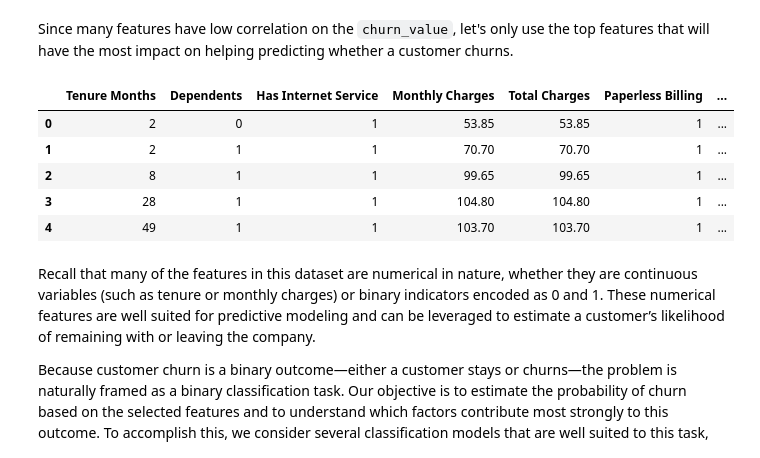
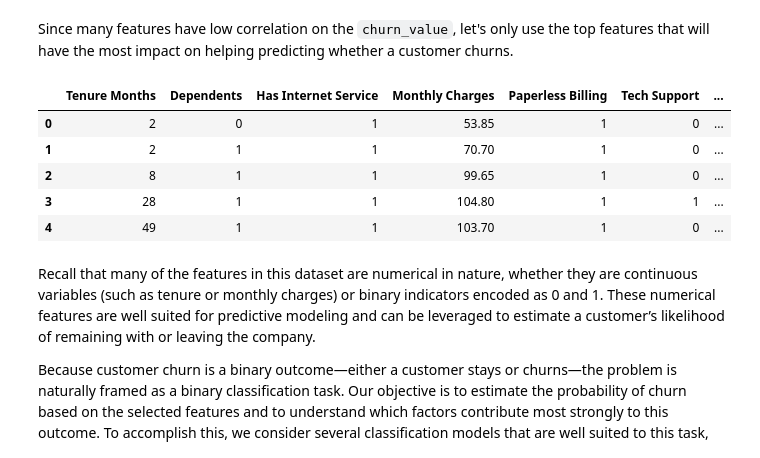
Before and after one commit to glit-hub/customer_churn_analysis, a Jupyter notebook: analysis.ipynb, the cells around one changed output. Cells and saved outputs as stored; diff of their text form; code cells hidden in the pictures.

```diff
--- a/analysis.ipynb
+++ b/analysis.ipynb
@@ -288,16 +311,16 @@ We can see that the features that have the highest correlation with the `churn_v
 # %% [markdown]
 Since many features have low correlation on the `churn_value`, let's only use the top features that will have the most impact on helping predicting whether a customer churns.
 # %%
-X = df[['Tenure Months', 'Dependents', 'Has Internet Service', 'Monthly Charges', 'Total Charges', 'Paperless Billing', 'Tech Support',
+X = df[['Tenure Months', 'Dependents', 'Has Internet Service', 'Monthly Charges', 'Paperless Billing', 'Tech Support',
         'Senior Citizen', 'Partner', 'Online Security', 'CLTV']]
 X.head(5)
 # %% [output]
-|  | Tenure Months | Dependents | Has Internet Service | Monthly Charges | Total Charges | Paperless Billing | ... |
-| 0 | 2 | 0 | 1 | 53.85 | 53.85 | 1 | ... |
-| 1 | 2 | 1 | 1 | 70.70 | 70.70 | 1 | ... |
-| 2 | 8 | 1 | 1 | 99.65 | 99.65 | 1 | ... |
-| 3 | 28 | 1 | 1 | 104.80 | 104.80 | 1 | ... |
-| 4 | 49 | 1 | 1 | 103.70 | 103.70 | 1 | ... |
+|  | Tenure Months | Dependents | Has Internet Service | Monthly Charges | Paperless Billing | Tech Support | ... |
+| 0 | 2 | 0 | 1 | 53.85 | 1 | 0 | ... |
+| 1 | 2 | 1 | 1 | 70.70 | 1 | 0 | ... |
+| 2 | 8 | 1 | 1 | 99.65 | 1 | 0 | ... |
+| 3 | 28 | 1 | 1 | 104.80 | 1 | 1 | ... |
+| 4 | 49 | 1 | 1 | 103.70 | 1 | 0 | ... |
 # %% [markdown]
 Recall that many of the features in this dataset are numerical in nature, whether they are continuous variables (such as tenure or monthly charges) or binary indicators encoded as 0 and 1. These numerical features are well suited for predictive modeling and can be leveraged to estimate a customer’s likelihood of remaining with or leaving the company.
 
```
Also changed, not shown: parts of 12 cells of this notebook.
